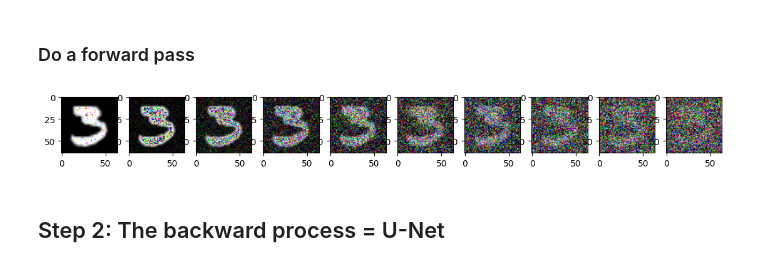
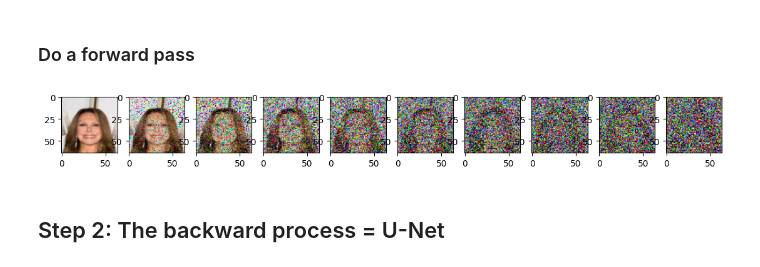
Before and after one commit to YasiiKB/gen_AI_assign3, a Jupyter notebook: diffusion_model.ipynb, the cells around one changed output. Saved outputs shown, nothing was run; the diff lists cells and outputs as text; code cells hidden in the pictures.

Commit message:
train model using celeba dataset

```diff
--- a/diffusion_model.ipynb
+++ b/diffusion_model.ipynb
@@ -10,0 +61,43 @@ In this notebook I want to build a very simple (as few code as possible) Diffusi
+# %%
+def show_tensor_image(image):
+    """
+    Function to show a tensor image. It first apply the reverse transformation to the image and then plot it.
+
+    Parameters
+    image: torch.Tensor
+
+    Returns
+    None
+    """
+
+    # Recovere the RGB values and convert to a suitable format
+    reverse_transforms = transforms.Compose([
+        transforms.Lambda(lambda t: (t + 1) / 2),
+        transforms.Lambda(lambda t: t * 255.),
+        transforms.Lambda(lambda t: t.permute(1, 2, 0)), # CHW to HWC
+        transforms.Lambda(lambda t: t.numpy().astype(np.uint8)),
+        transforms.ToPILImage(),
+    ])
+
+    # Take first image of batch
+    if len(image.shape) == 4:
+        image = image[0, :, :, :]
+    plt.imshow(reverse_transforms(image))
+
+#-dataset
+train_loader = load_images_as_dataloader('data/celeba/train', batch_size=32, image_size=64, shuffle=False)
+test_loader = load_images_as_dataloader('data/celeba/test', batch_size=32, image_size=64, shuffle=False)
+val_loader = load_images_as_dataloader('data/celeba/val', batch_size=32, image_size=64, shuffle=False)
+
+# Print some information about the dataloaders
+print('Number of bathces in train_loader:', len(train_loader))
+print('Number of bathces in val_loader:', len(val_loader))
+print('Number of bathces in test_loader:', len(test_loader))
+
+# Print the shape of the data
+print('\nShape of a batch:', next(iter(train_loader)).shape)
+
+print("\nMax pixel value:", next(iter(train_loader)).max())
+print("Min pixel value:", next(iter(train_loader)).min())
+
+show_tensor_image(next(iter(train_loader)))
@@ -206,20 +167,20 @@ Min pixel value: tensor(-1.)
 ### Do a forward pass
 # %%
 # Simulate forward diffusion
-image = next(iter(dataloader))
+image = next(iter(test_loader))
 
 plt.figure(figsize=(15,15))
 plt.axis('off')
 num_images = 10
 stepsize = int(T/num_images)
 
 for idx in range(0, T, stepsize):
     t = torch.Tensor([idx]).type(torch.int64)
     plt.subplot(1, num_images+1, int(idx/stepsize) + 1)
     img, noise = forward_diffusion_sample(image, t)
     show_tensor_image(img)
 # %% [output]
-[figure, old version]
+[figure, new version]
 # %% [markdown]
 ## Step 2: The backward process = U-Net
 # %% [markdown]
```
Also changed, not shown: parts of 9 cells of this notebook.
